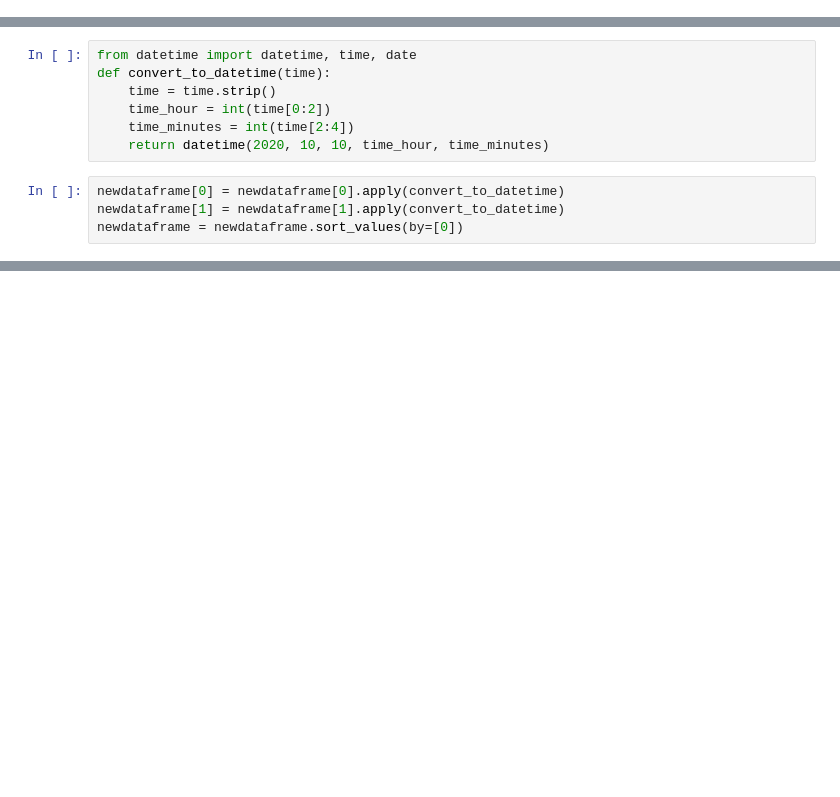
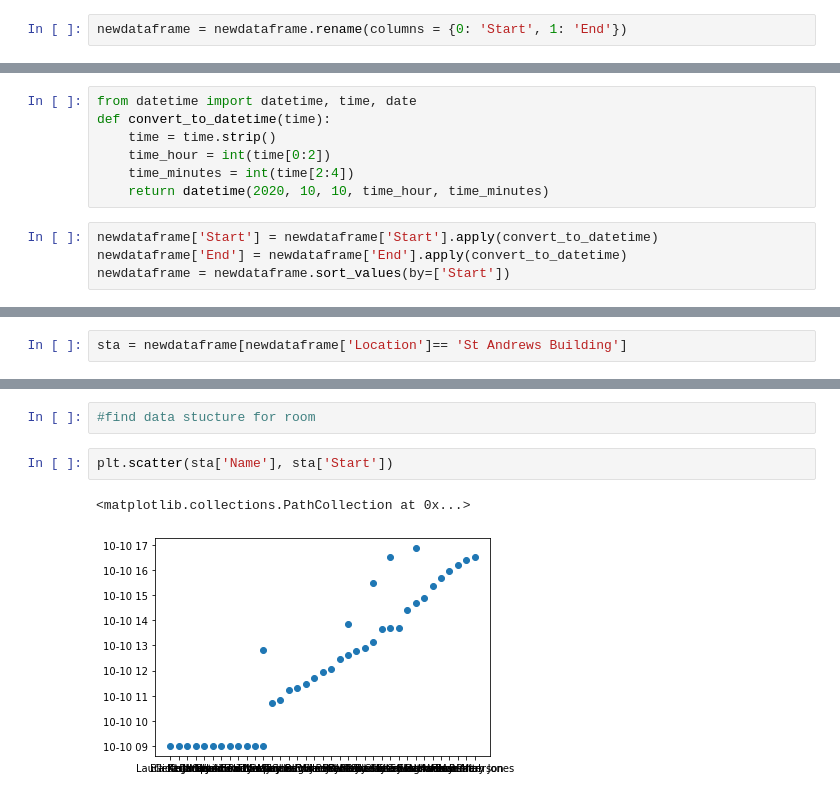
Before and after one commit to SamSJackson/GUTS2022, a Jupyter notebook: security file analysis.ipynb, the cells around one changed output, grey strips where cells are left out. Cells and saved outputs as stored; diff of their text form; blank space fills up the shorter version.

Commit message:
visualisation showing overlaps

```diff
--- a/security file analysis.ipynb
+++ b/security file analysis.ipynb
@@ -37,3 +39,5 @@ time  = security_data['Time'].str.split('-', expand = True)
 newdataframe = pd.concat([security_data, time], axis = 1)
 # %%
 newdataframe = newdataframe.drop('Time', axis = 1)
+# %%
+newdataframe = newdataframe.rename(columns = {0: 'Start', 1: 'End'})
@@ -45,6 +68,6 @@ def convert_to_datetime(time):
     time_minutes = int(time[2:4])
     return datetime(2020, 10, 10, time_hour, time_minutes)
 # %%
-newdataframe[0] = newdataframe[0].apply(convert_to_datetime)
-newdataframe[1] = newdataframe[1].apply(convert_to_datetime)
-newdataframe = newdataframe.sort_values(by=[0])
+newdataframe['Start'] = newdataframe['Start'].apply(convert_to_datetime)
+newdataframe['End'] = newdataframe['End'].apply(convert_to_datetime)
+newdataframe = newdataframe.sort_values(by=['Start'])
@@ -66,0 +131,2 @@ newdataframe
+# %%
+sta = newdataframe[newdataframe['Location']== 'St Andrews Building']
@@ -66,0 +153,7 @@ newdataframe
+# %%
+#find data stucture for room
+# %%
+plt.scatter(sta['Name'], sta['Start'])
+# %% [output]
+<matplotlib.collections.PathCollection at 0x...>
+[figure, added]
```
Also changed, not shown: parts of 26 cells of this notebook.
